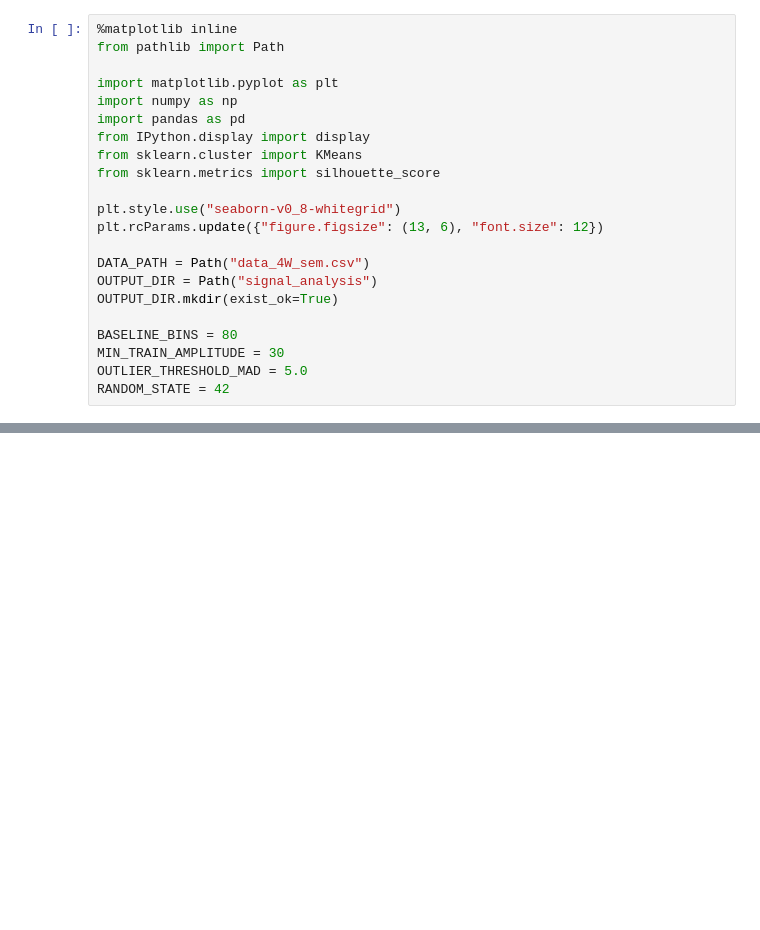
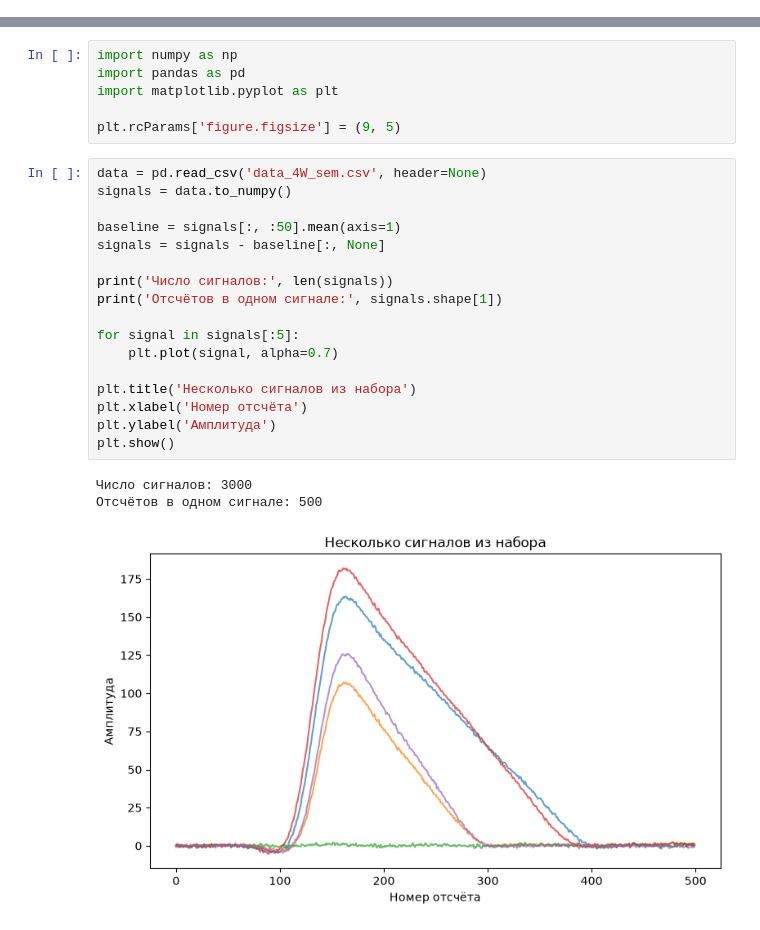
Before and after one commit to Vovichatic/STEAMinDREAM, a Jupyter notebook: Кластеризация_типов_сигналов.ipynb, the cells around one changed output, grey strips where cells are left out. Cells and saved outputs as stored; diff of their text form; blank space fills up the shorter version.

```diff
--- a/Кластеризация_типов_сигналов.ipynb
+++ b/Кластеризация_типов_сигналов.ipynb
@@ -7,22 +0,0 @@
-# %%
-%matplotlib inline
-from pathlib import Path
-
-import matplotlib.pyplot as plt
-import numpy as np
-import pandas as pd
-from IPython.display import display
-from sklearn.cluster import KMeans
-from sklearn.metrics import silhouette_score
-
-plt.style.use("seaborn-v0_8-whitegrid")
-plt.rcParams.update({"figure.figsize": (13, 6), "font.size": 12})
-
-DATA_PATH = Path("data_4W_sem.csv")
-OUTPUT_DIR = Path("signal_analysis")
-OUTPUT_DIR.mkdir(exist_ok=True)
-
-BASELINE_BINS = 80
-MIN_TRAIN_AMPLITUDE = 30
-OUTLIER_THRESHOLD_MAD = 5.0
-RANDOM_STATE = 42
@@ -368,0 +5,27 @@ display(all_types.head(10).round(3))
+# %%
+import numpy as np
+import pandas as pd
+import matplotlib.pyplot as plt
+
+plt.rcParams['figure.figsize'] = (9, 5)
+# %%
+data = pd.read_csv('data_4W_sem.csv', header=None)
+signals = data.to_numpy()
+
+baseline = signals[:, :50].mean(axis=1)
+signals = signals - baseline[:, None]
+
+print('Число сигналов:', len(signals))
+print('Отсчётов в одном сигнале:', signals.shape[1])
+
+for signal in signals[:5]:
+    plt.plot(signal, alpha=0.7)
+
+plt.title('Несколько сигналов из набора')
+plt.xlabel('Номер отсчёта')
+plt.ylabel('Амплитуда')
+plt.show()
+# %% [output]
+Число сигналов: 3000
+Отсчётов в одном сигнале: 500
+[figure, added]
```
Also changed, not shown: parts of 28 cells of this notebook, 1 other file.
